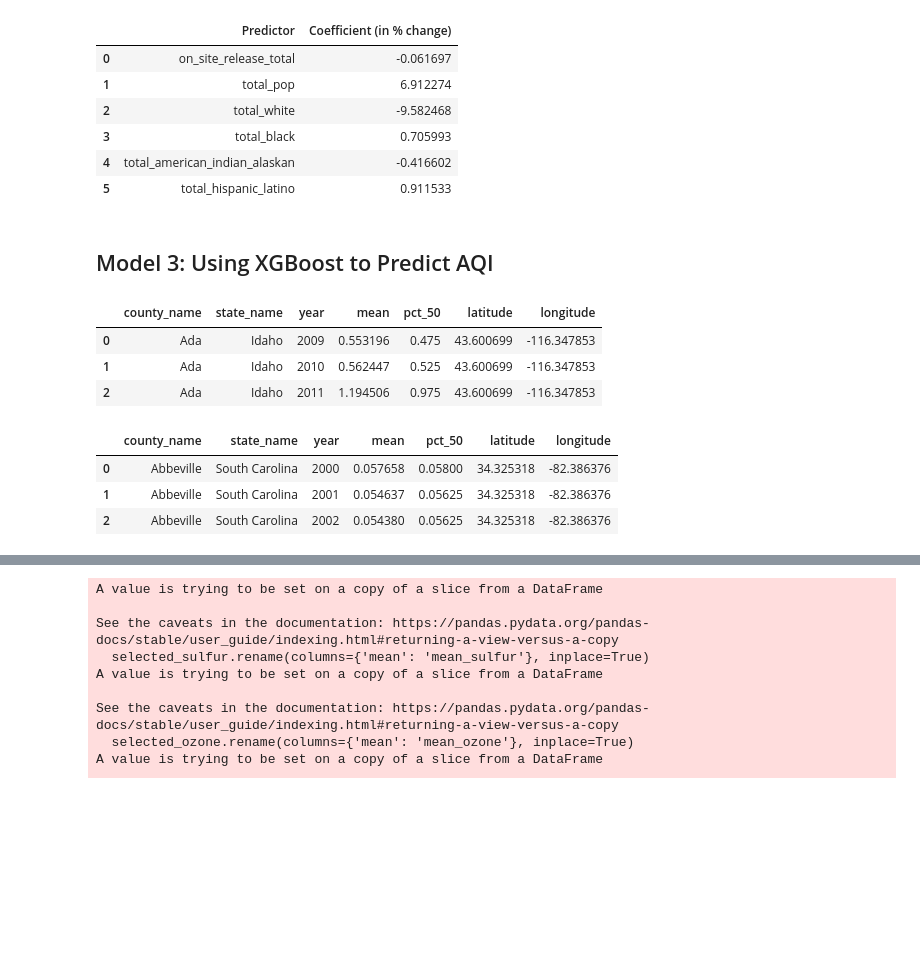
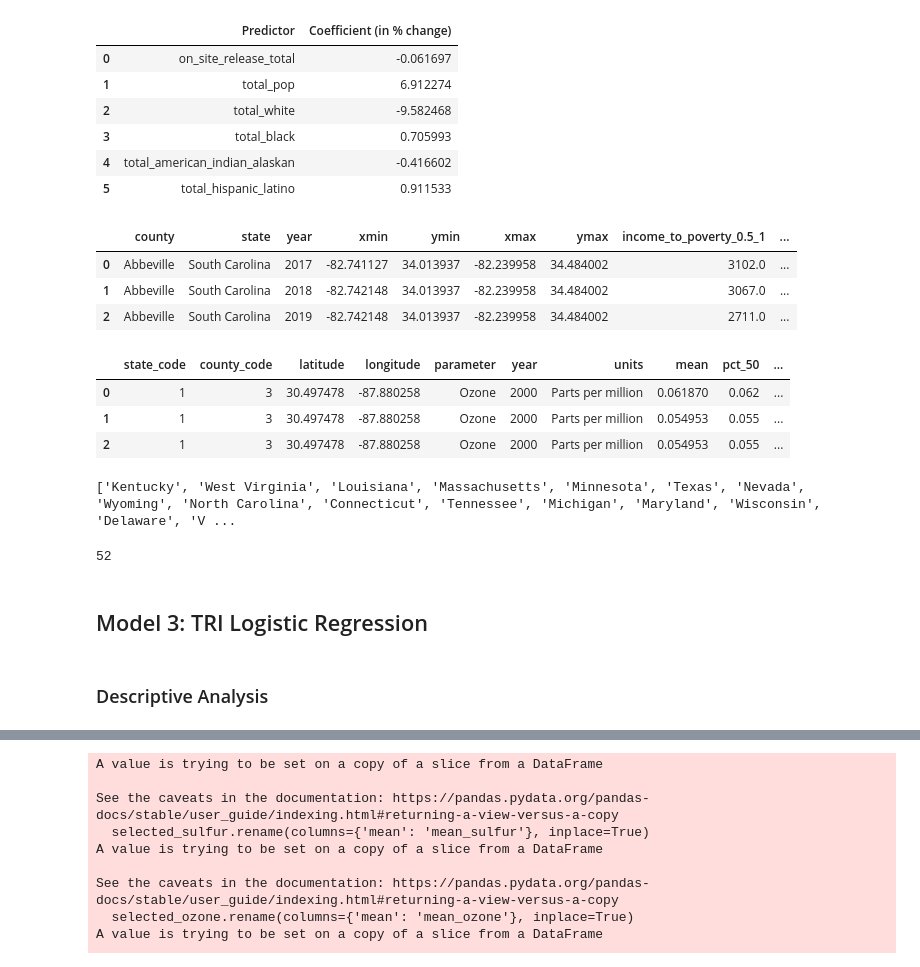
Before and after one commit to raunakadvani2410/mdi-research, a Jupyter notebook: code/models/models.ipynb, the cells around one changed output, grey strips where cells are left out. Drawn from its saved outputs; the diff is of its cells as text; code cells hidden in the pictures; blank space fills up the shorter version.

Commit message:
update models

```diff
--- a/code/models/models.ipynb
+++ b/code/models/models.ipynb
@@ -144,6 +143,8 @@ acs.head(1)
 # %% [output]
 |  | county | state | year | xmin | ymin | xmax | ymax | income_to_poverty_0.5_1 | ... |
 | 0 | Abbeville | South Carolina | 2017 | -82.741127 | 34.013937 | -82.239958 | 34.484002 | 3102.0 | ... |
+# %%
+acs['pct_poverty'] = (acs['income_to_poverty_0.5_1'] + acs['income_to_poverty_below_0.5']) / acs['total_pop']
 # %% [markdown]
 ### TRI Data Aggregation
 # %%
@@ -537,19 +525,27 @@ coefficients_log
 | 3 | total_black | 0.705993 |
 | 4 | total_american_indian_alaskan | -0.416602 |
 | 5 | total_hispanic_latino | 0.911533 |
-# %% [markdown]
-## Model 3: Using XGBoost to Predict AQI
 # %%
-aqi_sulfur_dioxide_grouped.head(3)
+acs.head(3)
 # %% [output]
-|  | county_name | state_name | year | mean | pct_50 | latitude | longitude |
-| 0 | Ada | Idaho | 2009 | 0.553196 | 0.475 | 43.600699 | -116.347853 |
-| 1 | Ada | Idaho | 2010 | 0.562447 | 0.525 | 43.600699 | -116.347853 |
-| 2 | Ada | Idaho | 2011 | 1.194506 | 0.975 | 43.600699 | -116.347853 |
+|  | county | state | year | xmin | ymin | xmax | ymax | income_to_poverty_0.5_1 | ... |
+| 0 | Abbeville | South Carolina | 2017 | -82.741127 | 34.013937 | -82.239958 | 34.484002 | 3102.0 | ... |
+| 1 | Abbeville | South Carolina | 2018 | -82.742148 | 34.013937 | -82.239958 | 34.484002 | 3067.0 | ... |
+| 2 | Abbeville | South Carolina | 2019 | -82.742148 | 34.013937 | -82.239958 | 34.484002 | 2711.0 | ... |
 # %%
-aqi_ozone_grouped.head(3)
+aqi.head(3)
 # %% [output]
-|  | county_name | state_name | year | mean | pct_50 | latitude | longitude |
-| 0 | Abbeville | South Carolina | 2000 | 0.057658 | 0.05800 | 34.325318 | -82.386376 |
-| 1 | Abbeville | South Carolina | 2001 | 0.054637 | 0.05625 | 34.325318 | -82.386376 |
-| 2 | Abbeville | South Carolina | 2002 | 0.054380 | 0.05625 | 34.325318 | -82.386376 |
+|  | state_code | county_code | latitude | longitude | parameter | year | units | mean | pct_50 | ... |
+| 0 | 1 | 3 | 30.497478 | -87.880258 | Ozone | 2000 | Parts per million | 0.061870 | 0.062 | ... |
+| 1 | 1 | 3 | 30.497478 | -87.880258 | Ozone | 2000 | Parts per million | 0.054953 | 0.055 | ... |
+| 2 | 1 | 3 | 30.497478 | -87.880258 | Ozone | 2000 | Parts per million | 0.054953 | 0.055 | ... |
+# %%
+print([i for i in set(acs["state"])])
+len([i for i in set(acs["state"])])
+# %% [output]
+['Kentucky', 'West Virginia', 'Louisiana', 'Massachusetts', 'Minnesota', 'Texas', 'Nevada', 'Wyoming', 'North Carolina', 'Connecticut', 'Tennessee', 'Michigan', 'Maryland', 'Wisconsin', 'Delaware', 'V ...
+52
+# %% [markdown]
+## Model 3: TRI Logistic Regression
+# %% [markdown]
+### Descriptive Analysis
```
Also changed, not shown: parts of 70 cells of this notebook.
